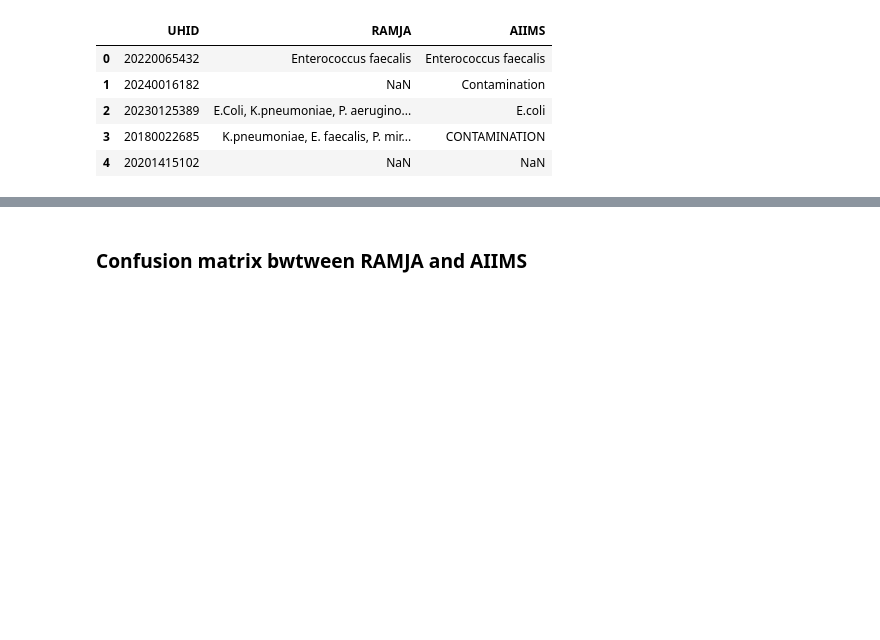
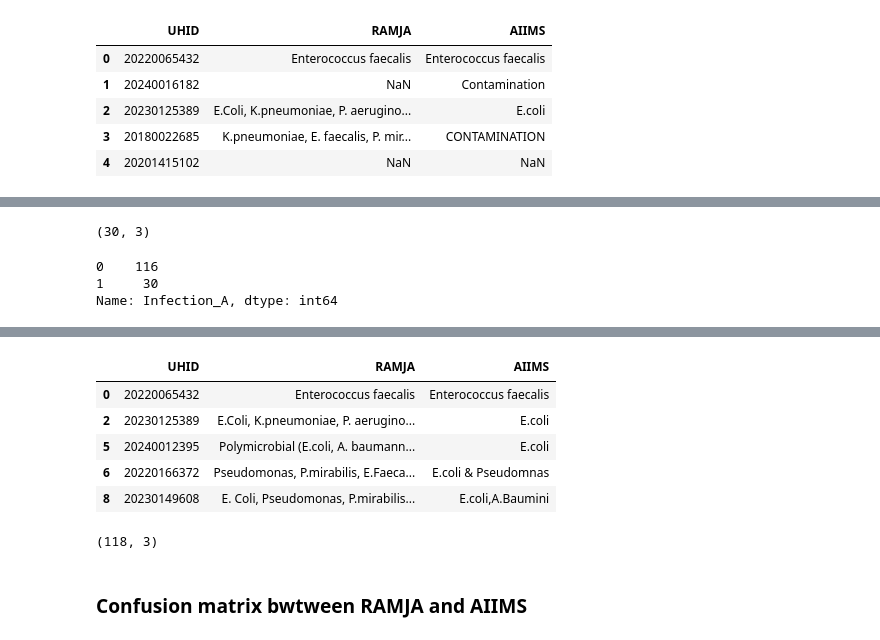
Before and after one commit to neeliit/DiagnosticsPy, a Jupyter notebook: comparision.ipynb, the cells around one changed output, grey strips where cells are left out. Drawn from its saved outputs; the diff is of its cells as text; code cells hidden in the pictures; blank space fills up the shorter version.

```diff
--- a/comparision.ipynb
+++ b/comparision.ipynb
@@ -93,3 +131,15 @@ df_R.head()
+# %%
+df_A_infec = df_R[df_R['Infection_A'] == 1]
+df_A_infec = df_A_infec[['UHID','RAMJA','AIIMS']]
+df_A_infec.shape
+# %% [output]
+(30, 3)
+# %%
+df_R['Infection_A'].value_counts()
+# %% [output]
+0    116
+1     30
+Name: Infection_A, dtype: int64
 # %%
 #...Get infections in Only AIIMS
 df_A_m  = df_A.drop(columns= ['UHID','RAMJA', 'AIIMS', 'cleanRAMJA', 'cleanAIIMS','Contamination','Sterile','NAN'])
@@ -128,3 +178,20 @@ See the caveats in the documentation: https://pandas.pydata.org/pandas-docs/stab
 | 3 | 20180022685 | K.pneumoniae, E. faecalis, P. mir... | CONTAMINATION | K PNEUMONIAE, E FAECALIS, P MIRAB... | CONTAMINATION | 0 | 1 | ... |
 | 5 | 20240012395 | Polymicrobial (E.coli, A. baumann... | E.coli | POLYMICROBIAL (E COLI, A BAUMANNI... | E COLI | 1 | 0 | ... |
 | 6 | 20220166372 | Pseudomonas, P.mirabilis, E.Faeca... | E.coli & Pseudomnas | PSEUDOMONAS, P MIRABILIS, E FAECA... | E COLI & PSEUDOMNAS | 0 | 0 | ... |
+# %%
+df_concordance = df_R_nonnull[df_C_nonnull['Infection_C'] == 1]
+df_concordance = df_concordance[['UHID','RAMJA','AIIMS']]
+df_concordance.head()
+# %% [output]
+|  | UHID | RAMJA | AIIMS |
+| 0 | 20220065432 | Enterococcus faecalis | Enterococcus faecalis |
+| 2 | 20230125389 | E.Coli, K.pneumoniae, P. aerugino... | E.coli |
+| 5 | 20240012395 | Polymicrobial (E.coli, A. baumann... | E.coli |
+| 6 | 20220166372 | Pseudomonas, P.mirabilis, E.Faeca... | E.coli & Pseudomnas |
+| 8 | 20230149608 | E. Coli, Pseudomonas, P.mirabilis... | E.coli,A.Baumini |
+# %%
+df_nonnull = data.dropna(subset=['RAMJA','AIIMS'])
+df_nonnull = df_nonnull[['UHID','RAMJA','AIIMS']]
+df_nonnull.shape
+# %% [output]
+(118, 3)
```
Also changed, not shown: parts of 7 cells of this notebook, 1 other file.
